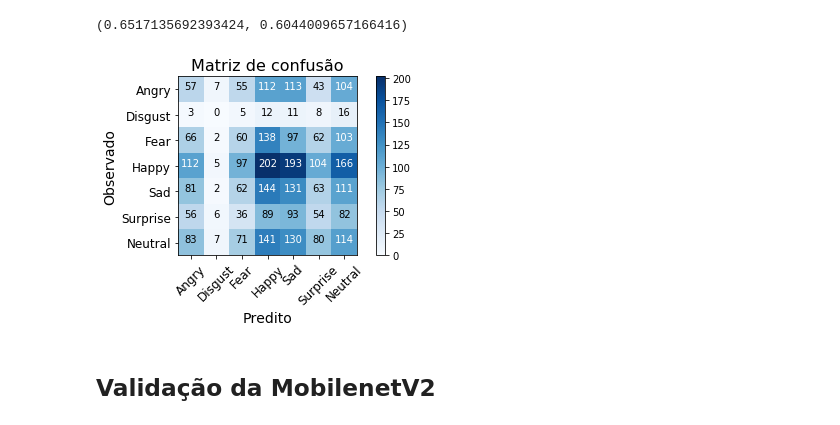
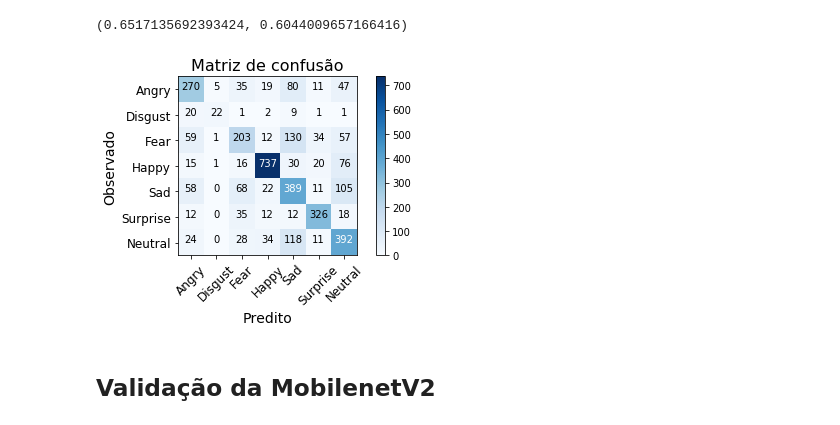
Before and after one commit to gustavu92/mo444a-final, a Jupyter notebook: data_augmentation/summary_and_ensemble.ipynb, the cells around one changed output. Drawn from its saved outputs; the diff is of its cells as text; code cells hidden in the pictures.

```diff
--- a/data_augmentation/summary_and_ensemble.ipynb
+++ b/data_augmentation/summary_and_ensemble.ipynb
@@ -252,10 +252,10 @@ model_metrics(pred, y_val)
 # %% [output]
 (0.6517135692393424, 0.6044009657166416)
 # %%
-cnf_matrix = confusion_matrix(np.argmax(np.array(y_test),axis=1), np.argmax(pred,axis=1))
-plot_confusion_matrix(cnf_matrix, classes=y_test.columns)
+cnf_matrix = confusion_matrix(np.argmax(np.array(y_val),axis=1), np.argmax(pred,axis=1))
+plot_confusion_matrix(cnf_matrix, classes=y_val.columns)
 # %% [output]
-[figure, old version]
+[figure, new version]
 # %% [markdown]
 ## Validação da MobilenetV2
 # %%
```
Also changed, not shown: parts of 7 cells of this notebook, 1 other file.
